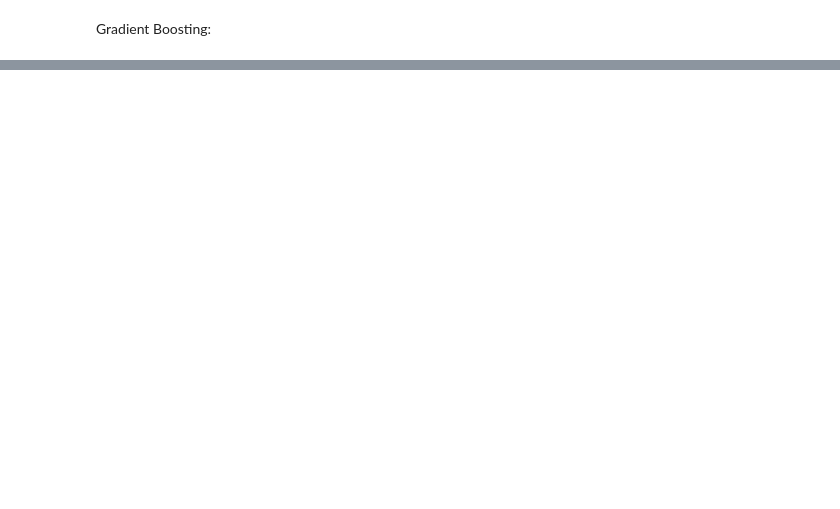
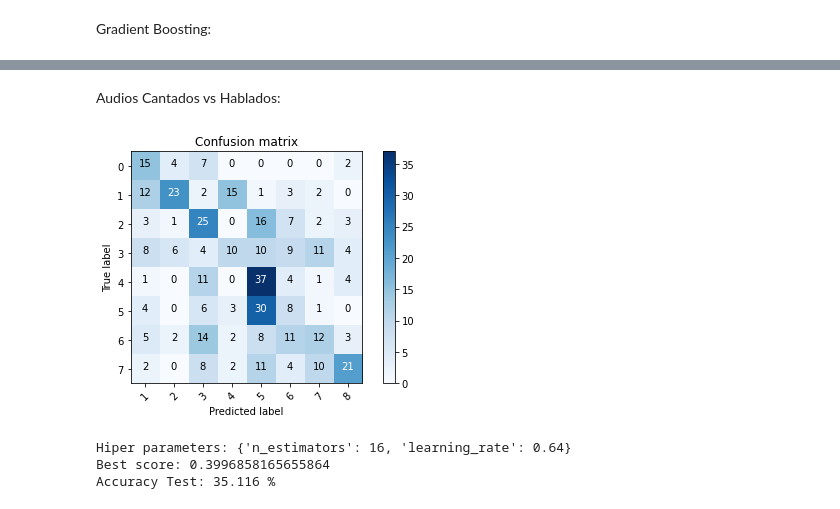
Before and after one commit to magistery-tps/aa-tp2, a Jupyter notebook: notebooks/tp2.ipynb, the cells around one changed output, grey strips where cells are left out. Cells and saved outputs as stored; diff of their text form; code cells hidden in the pictures; blank space fills up the shorter version.

```diff
--- a/notebooks/tp2.ipynb
+++ b/notebooks/tp2.ipynb
@@ -101,0 +134,6 @@ def show_data(df, font_size ='17'):
+# %%
+def show_summary(rs, X, y):
+    model = rs.best_estimator_
+    print('Hiper parameters:', rs.best_params_)
+    print('Best score:', rs.best_score_)
+    print('Accuracy Test: {:.3f} %'.format(model.score(X, y) * 100))
@@ -344,9 +382,3 @@ CPU times: user 33.2 ms, sys: 4.45 ms, total: 37.6 ms
 Wall time: 26.4 s
 # %% [markdown]
 #### 3. Realizar la división de datos de la manera que considere más adecuada, teniendo en cuenta el análisis realizado en b), y comparar el desempeño de Random Forests y AdaBoost. Realizar una búsqueda de hiperparámetros para ambos modelos. Para esto, deberá elegirse una métrica de evaluación y justificar la elección. Reportar y analizar la matriz de confusión del mejor modelo, tanto para el caso de audios cantados como hablados.
-# %%
-def show_summary(randomized_search, X, y, excluded = ['actor']):
-    model = randomized_search.best_estimator_
-    print('Hiper parameters:', randomized_search.best_params_)
-    print ('Best score:', randomized_search.best_score_)
-    print('Accuracy Test: {:.3f} %'.format(model.score(exclude_columns(X, excluded), y) * 100))
@@ -516,0 +512,26 @@ ValueError: The number of FixedLocator locations (6), usually from a call to set
+# %%
+def filter_set(X, y, column, values): return X[X[column].isin(values)], y[X[column].isin(values)]
+
+speechs_features, speechs_y_true = filter_set(X_test_without_actor, y_test, 'audio_type', [0])
+songs_features,   songs_y_true   = filter_set(X_test_without_actor, y_test, 'audio_type', [1])
+
+speechs_features, speechs_y_true = filter_set(X_test_without_actor, y_test, 'audio_type', [0])
+songs_features,   songs_y_true   = filter_set(X_test_without_actor, y_test, 'audio_type', [1])
+
+man_features, man_y_true     = filter_set(X_test, y_test, 'actor', man_actors)
+woman_features, woman_y_true = filter_set(X_test, y_test, 'actor', woman_actors)
+
+man_features = exclude_columns(man_features, 'actor')
+woman_features = exclude_columns(woman_features, 'actor')
+# %% [markdown]
+Audios Cantados vs Hablados:
+# %%
+y_pred = rs.best_estimator_.predict(speechs_features)
+
+plot_confusion_matrix(speechs_y_true, y_pred)
+show_summary(rs, speechs_features, speechs_y_true)
+# %% [output]
+[figure, added]
+Hiper parameters: {'n_estimators': 16, 'learning_rate': 0.64}
+Best score: 0.3996858165655864
+Accuracy Test: 35.116 %
```
Also changed, not shown: parts of 34 cells of this notebook.
